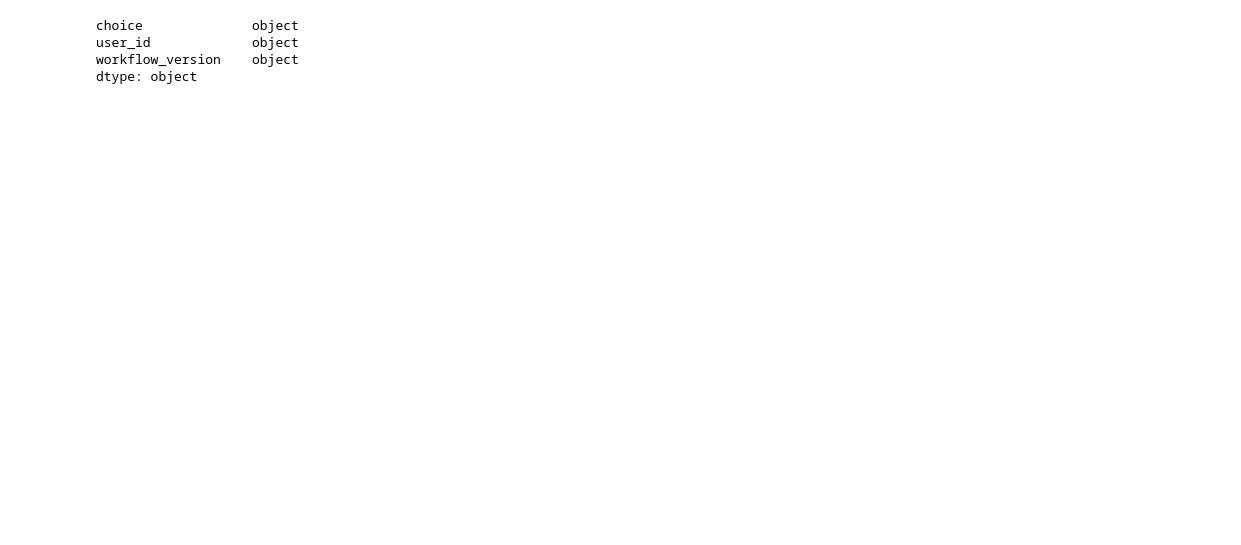
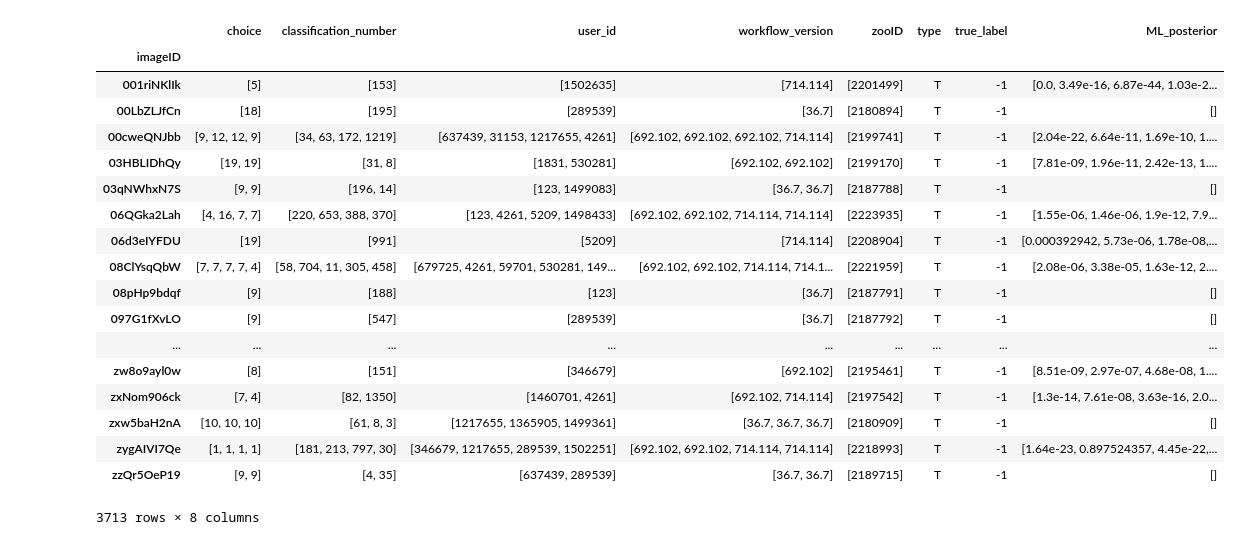
Before and after one commit to Gravity-Spy/GravitySpy, a Jupyter notebook: ML/SyracuseCC/read_classifications.ipynb, the cells around one changed output. Saved outputs shown, nothing was run; the diff lists cells and outputs as text; code cells hidden in the pictures; blank space fills up the shorter version.

Commit message:
added ML_posterior matrices to images dataframe, converted alpha labels to int labels, replaced old imageIDs with new ones

```diff
--- a/ML/SyracuseCC/read_classifications.ipynb
+++ b/ML/SyracuseCC/read_classifications.ipynb
@@ -64,6 +64,6 @@ def convert_to_int(x):
     try:
         x=int(x)
     except:
-        x=False
+        x=0
     return x
 # %%
@@ -163,3 +187,36 @@ images
+# %%
+### Append ML_posterior matrix ###
+
+# Get number of classes
+classes = len(ML_scores.columns[2:])
+
+# Create posterior matrix from dataframe columns
+ML_posterior = ML_scores['confidence of class 0']
+
+# Iterate over columns of dataframe
+for i in range(1,classes):
+    ML_posterior = np.vstack((ML_posterior,ML_scores['confidence of class %s' % str(i)]))
+
+ML_posterior = ML_posterior.T
+ML_posterior = list(ML_posterior)
+imageIDs = list(ML_scores['Name'])
+
+# Map imageID to ML_posterior
+ML_dict = {}
+for a,b in zip(imageIDs,ML_posterior):
+    ML_dict[a] = b
+
+def ML_append(x):
+    try:
+        return ML_dict[x]
+    except:
+        return []
+
+images_index = pd.Series(images.index)
+ML_posterior = images_index.apply(ML_append)
+
+# Append ML_posterior matrix to corresponding imageID
+images['ML_posterior'] = list(ML_posterior)
 # %%
 ### Code to check label options for each workflow version ###
 
@@ -196,9 +242,26 @@ label_dict = {'45MHZLGHTMDLTN':0,'LGHTMDLTN':0,'50HZ':1,'RCMPRSSR50HZ':1,'BLP':2
 # %%
-data1.dtypes
-images.dtypes
+#data1.dtypes
+#images.dtypes
 #len(images) == len(np.unique(data1['imageID']))
+#len(images)
+images
 # %% [output]
+|  | choice | classification_number | user_id | workflow_version | zooID | type | true_label | ML_posterior |
+| imageID |  |  |  |  |  |  |  |  |
+| 001riNKlIk | [5] | [153] | [1502635] | [714.114] | [2201499] | T | -1 | [0.0, 3.49e-16, 6.87e-44, 1.03e-2... |
+| 00LbZLJfCn | [18] | [195] | [289539] | [36.7] | [2180894] | T | -1 | [] |
+| 00cweQNJbb | [9, 12, 12, 9] | [34, 63, 172, 1219] | [637439, 31153, 1217655, 4261] | [692.102, 692.102, 692.102, 714.114] | [2199741] | T | -1 | [2.04e-22, 6.64e-11, 1.69e-10, 1.... |
+| 03HBLIDhQy | [19, 19] | [31, 8] | [1831, 530281] | [692.102, 692.102] | [2199170] | T | -1 | [7.81e-09, 1.96e-11, 2.42e-13, 1.... |
+| 03qNWhxN7S | [9, 9] | [196, 14] | [123, 1499083] | [36.7, 36.7] | [2187788] | T | -1 | [] |
+| 06QGka2Lah | [4, 16, 7, 7] | [220, 653, 388, 370] | [123, 4261, 5209, 1498433] | [692.102, 692.102, 714.114, 714.114] | [2223935] | T | -1 | [1.55e-06, 1.46e-06, 1.9e-12, 7.9... |
+| 06d3eIYFDU | [19] | [991] | [5209] | [714.114] | [2208904] | T | -1 | [0.000392942, 5.73e-06, 1.78e-08,... |
+| 08ClYsqQbW | [7, 7, 7, 7, 4] | [58, 704, 11, 305, 458] | [679725, 4261, 59701, 530281, 149... | [692.102, 692.102, 714.114, 714.1... | [2221959] | T | -1 | [2.08e-06, 3.38e-05, 1.63e-12, 2.... |
+| 08pHp9bdqf | [9] | [188] | [123] | [36.7] | [2187791] | T | -1 | [] |
+| 097G1fXvLO | [9] | [547] | [289539] | [36.7] | [2187792] | T | -1 | [] |
+| ... | ... | ... | ... | ... | ... | ... | ... | ... |
+| zw8o9ayl0w | [8] | [151] | [346679] | [692.102] | [2195461] | T | -1 | [8.51e-09, 2.97e-07, 4.68e-08, 1.... |
+| zxNom906ck | [7, 4] | [82, 1350] | [1460701, 4261] | [692.102, 714.114] | [2197542] | T | -1 | [1.3e-14, 7.61e-08, 3.63e-16, 2.0... |
+| zxw5baH2nA | [10, 10, 10] | [61, 8, 3] | [1217655, 1365905, 1499361] | [36.7, 36.7, 36.7] | [2180909] | T | -1 | [] |
+| zygAIVI7Qe | [1, 1, 1, 1] | [181, 213, 797, 30] | [346679, 1217655, 289539, 1502251] | [692.102, 692.102, 714.114, 714.114] | [2218993] | T | -1 | [1.64e-23, 0.897524357, 4.45e-22,... |
+| zzQr5OeP19 | [9, 9] | [4, 35] | [637439, 289539] | [36.7, 36.7] | [2189715] | T | -1 | [] |
-choice              object
-user_id             object
-workflow_version    object
-dtype: object
+3713 rows × 8 columns
```
Also changed, not shown: parts of 16 cells of this notebook, 2 other files.
